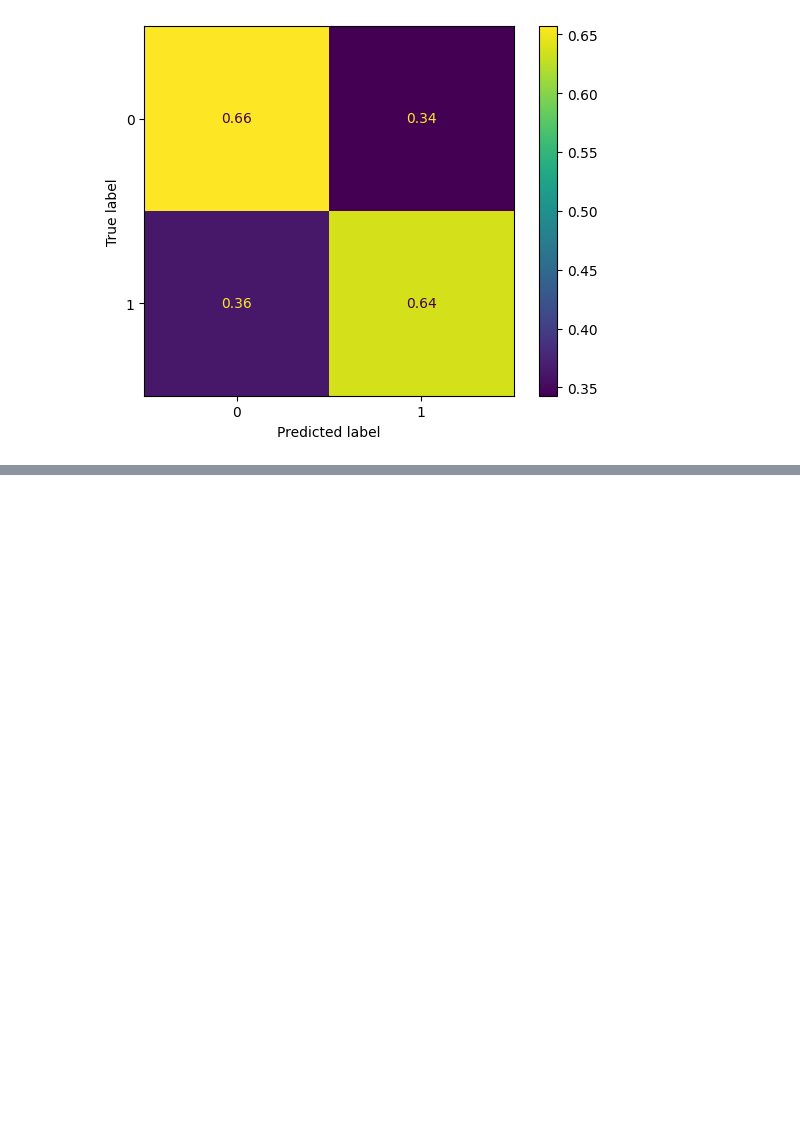
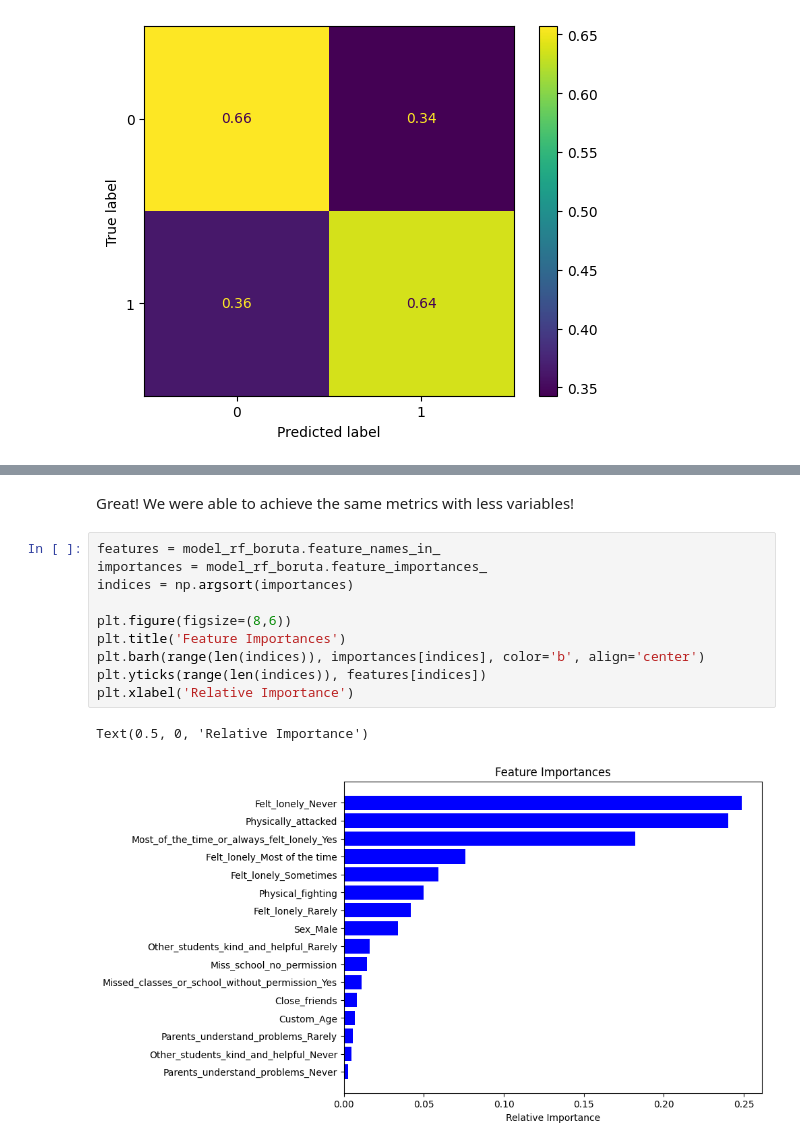
Before and after one commit to Py4Econmn/bullying-prediction, a Jupyter notebook: notebooks/001_modeling.ipynb, the cells around one changed output, grey strips where cells are left out. Saved outputs shown, nothing was run; the diff lists cells and outputs as text; blank space fills up the shorter version.

```diff
--- a/notebooks/001_modeling.ipynb
+++ b/notebooks/001_modeling.ipynb
@@ -266,0 +440,15 @@ disp = ConfusionMatrixDisplay.from_estimator(estimator=model_pipeline_rf,
+# %% [markdown]
+Great! We were able to achieve the same metrics with less variables!
+# %%
+features = model_rf_boruta.feature_names_in_
+importances = model_rf_boruta.feature_importances_
+indices = np.argsort(importances)
+
+plt.figure(figsize=(8,6))
+plt.title('Feature Importances')
+plt.barh(range(len(indices)), importances[indices], color='b', align='center')
+plt.yticks(range(len(indices)), features[indices])
+plt.xlabel('Relative Importance')
+# %% [output]
+Text(0.5, 0, 'Relative Importance')
+[figure, added]
```
Also changed, not shown: parts of 18 cells of this notebook.
